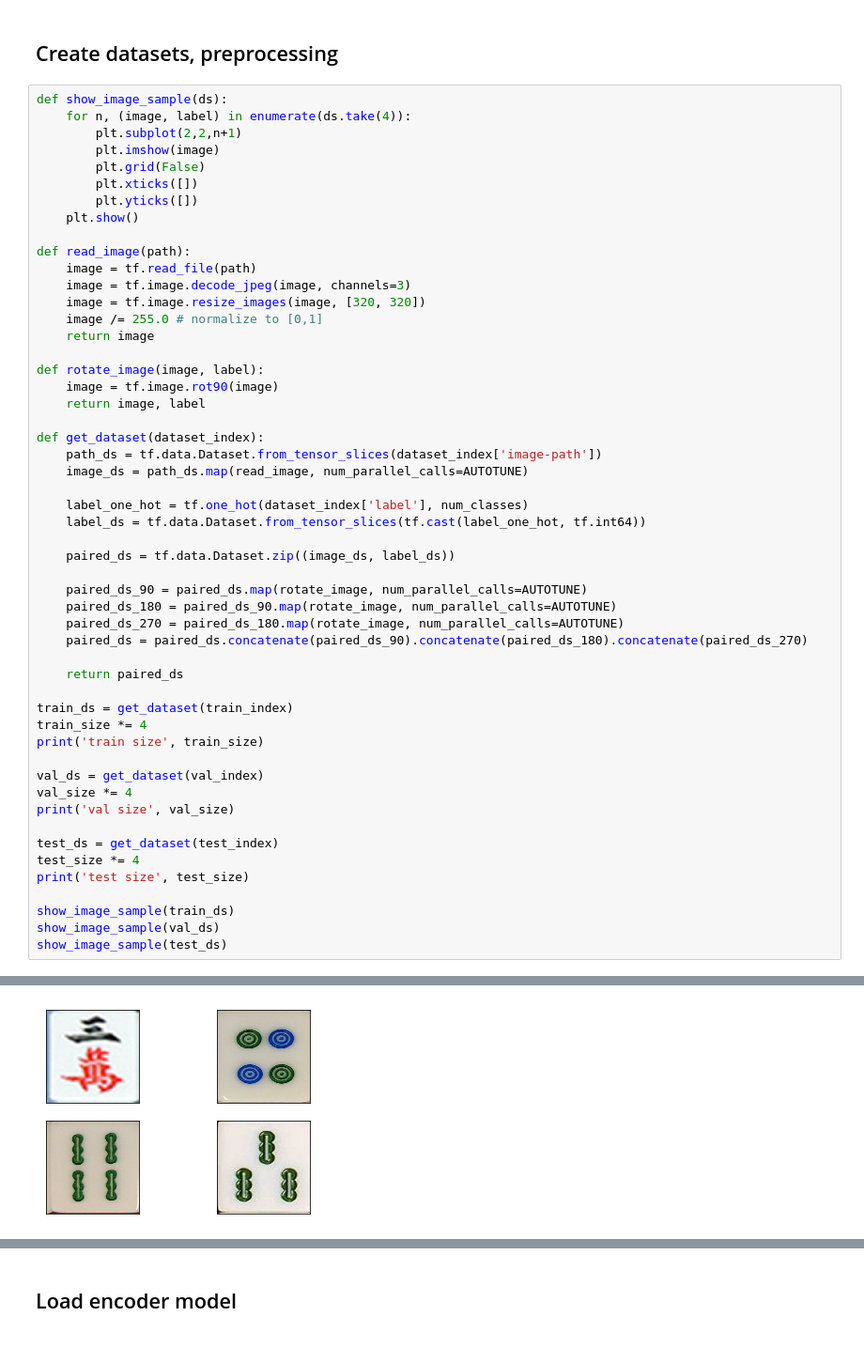
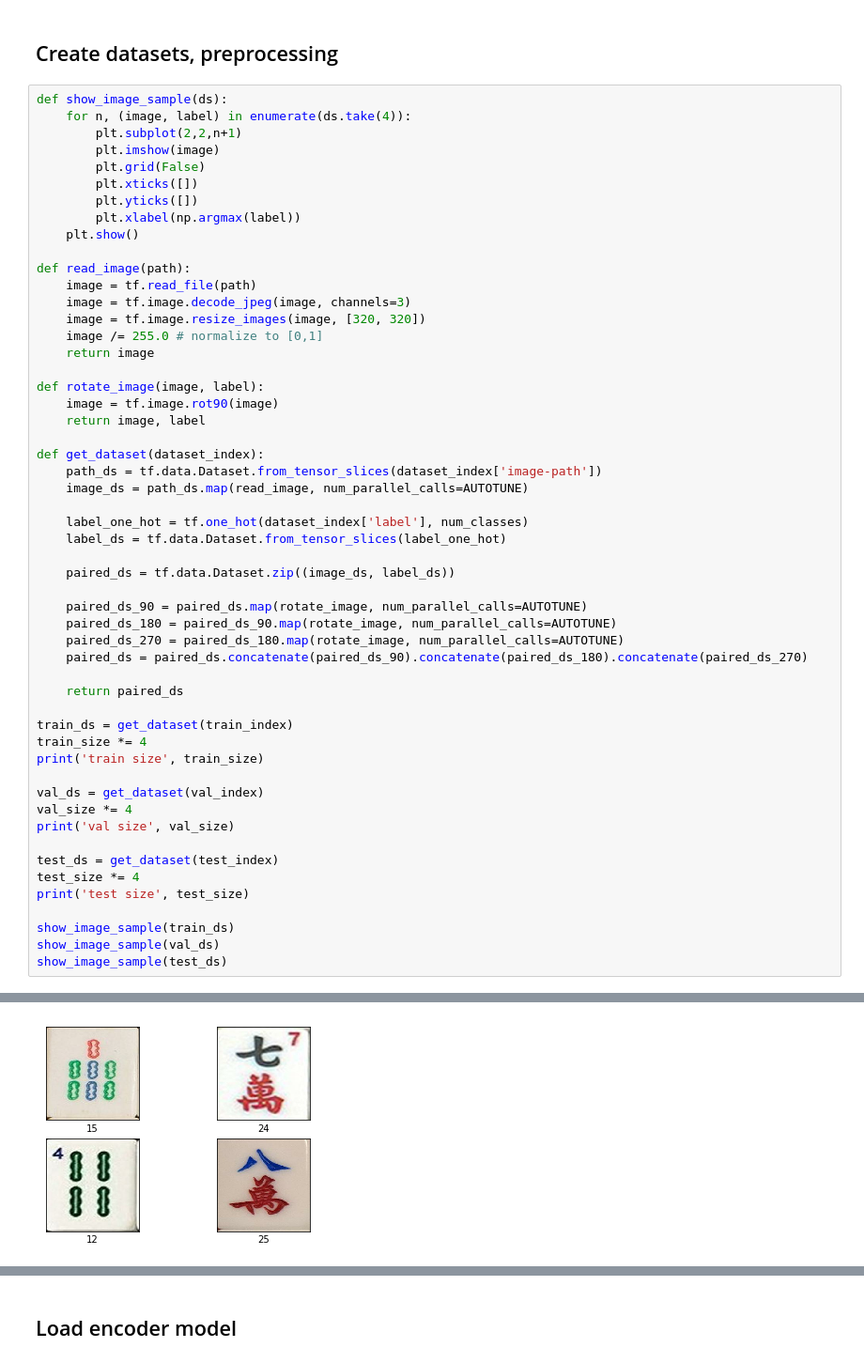
Before and after one commit to elise-ng/COMP4901J_Project, a Jupyter notebook: Classifier.ipynb, the cells around one changed output, grey strips where cells are left out. Shown at 94% size. Cells and saved outputs as stored; diff of their text form.

```diff
--- a/Classifier.ipynb
+++ b/Classifier.ipynb
@@ -91,6 +90,7 @@ def show_image_sample(ds):
         plt.grid(False)
         plt.xticks([])
         plt.yticks([])
+        plt.xlabel(np.argmax(label))
     plt.show()
 
 def read_image(path):
@@ -109,7 +109,7 @@ def get_dataset(dataset_index):
     image_ds = path_ds.map(read_image, num_parallel_calls=AUTOTUNE)
 
     label_one_hot = tf.one_hot(dataset_index['label'], num_classes)
-    label_ds = tf.data.Dataset.from_tensor_slices(tf.cast(label_one_hot, tf.int64))
+    label_ds = tf.data.Dataset.from_tensor_slices(label_one_hot)
 
     paired_ds = tf.data.Dataset.zip((image_ds, label_ds))
 
@@ -142 +145 @@ test size 6080
-[figure, old version]
+[figure, new version]
```
Also changed, not shown: parts of 8 cells of this notebook.
